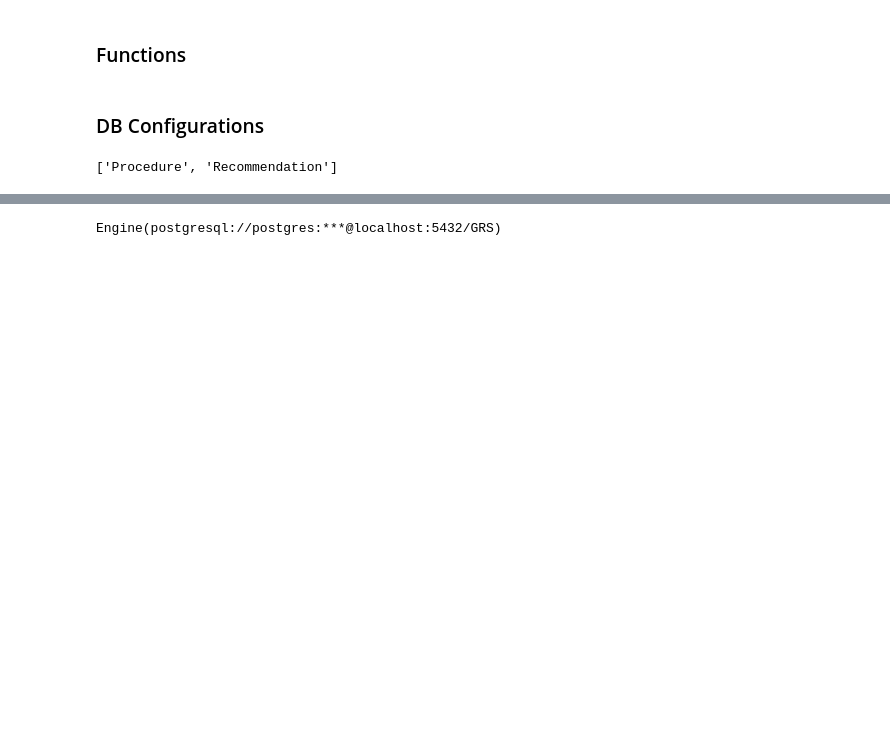
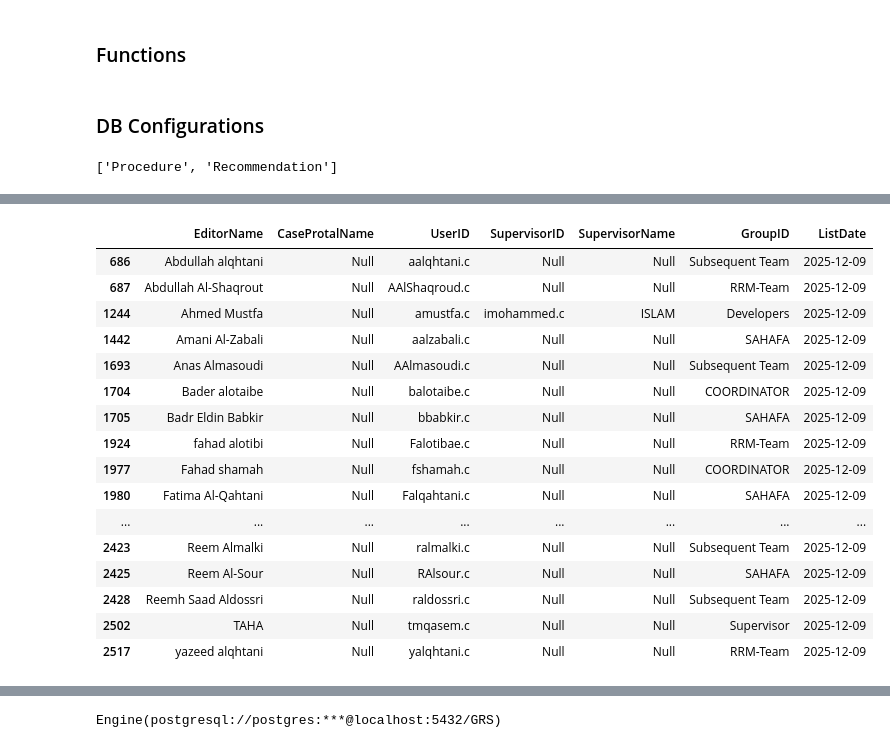
Before and after one commit to AymanSD/Editors-Evaluation, a Jupyter notebook: Evaluation.ipynb, the cells around one changed output, grey strips where cells are left out. Drawn from its saved outputs; the diff is of its cells as text; code cells hidden in the pictures; blank space fills up the shorter version.

```diff
--- a/Evaluation.ipynb
+++ b/Evaluation.ipynb
@@ -362 +343,21 @@ editorlist.tail()
+# %%
+editorlist[editorlist.CaseProtalName == 'Null']
+# %% [output]
+|  | EditorName | CaseProtalName | UserID | SupervisorID | SupervisorName | GroupID | ListDate |
+| 686 | Abdullah alqhtani | Null | aalqhtani.c | Null | Null | Subsequent Team | 2025-12-09 |
+| 687 | Abdullah Al-Shaqrout | Null | AAlShaqroud.c | Null | Null | RRM-Team | 2025-12-09 |
+| 1244 | Ahmed Mustfa | Null | amustfa.c | imohammed.c | ISLAM | Developers | 2025-12-09 |
+| 1442 | Amani Al-Zabali | Null | aalzabali.c | Null | Null | SAHAFA | 2025-12-09 |
+| 1693 | Anas Almasoudi | Null | AAlmasoudi.c | Null | Null | Subsequent Team | 2025-12-09 |
+| 1704 | Bader alotaibe | Null | balotaibe.c | Null | Null | COORDINATOR | 2025-12-09 |
+| 1705 | Badr Eldin Babkir | Null | bbabkir.c | Null | Null | SAHAFA | 2025-12-09 |
+| 1924 | fahad alotibi | Null | Falotibae.c | Null | Null | RRM-Team | 2025-12-09 |
+| 1977 | Fahad shamah | Null | fshamah.c | Null | Null | COORDINATOR | 2025-12-09 |
+| 1980 | Fatima Al-Qahtani | Null | Falqahtani.c | Null | Null | SAHAFA | 2025-12-09 |
+| ... | ... | ... | ... | ... | ... | ... | ... |
+| 2423 | Reem Almalki | Null | ralmalki.c | Null | Null | Subsequent Team | 2025-12-09 |
+| 2425 | Reem Al-Sour | Null | RAlsour.c | Null | Null | SAHAFA | 2025-12-09 |
+| 2428 | Reemh Saad Aldossri | Null | raldossri.c | Null | Null | Subsequent Team | 2025-12-09 |
+| 2502 | TAHA | Null | tmqasem.c | Null | Null | Supervisor | 2025-12-09 |
+| 2517 | yazeed alqhtani | Null | yalqhtani.c | Null | Null | RRM-Team | 2025-12-09 |
 # %%
```
Also changed, not shown: parts of 25 cells of this notebook, 6 other files.
